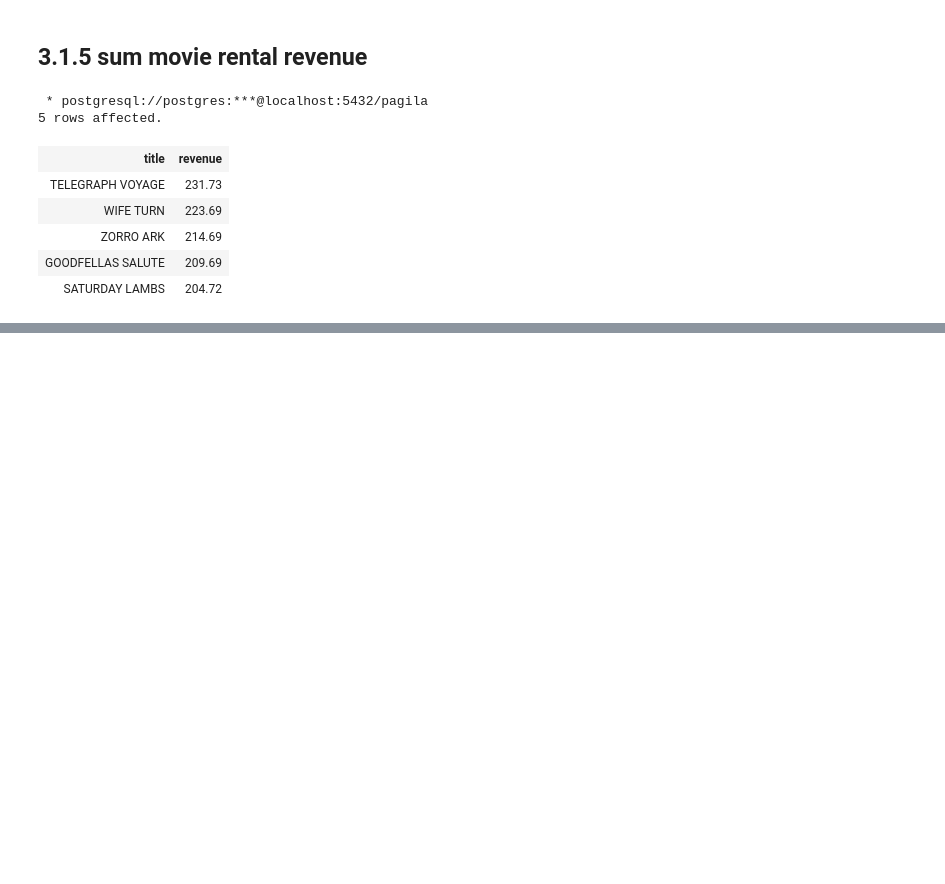
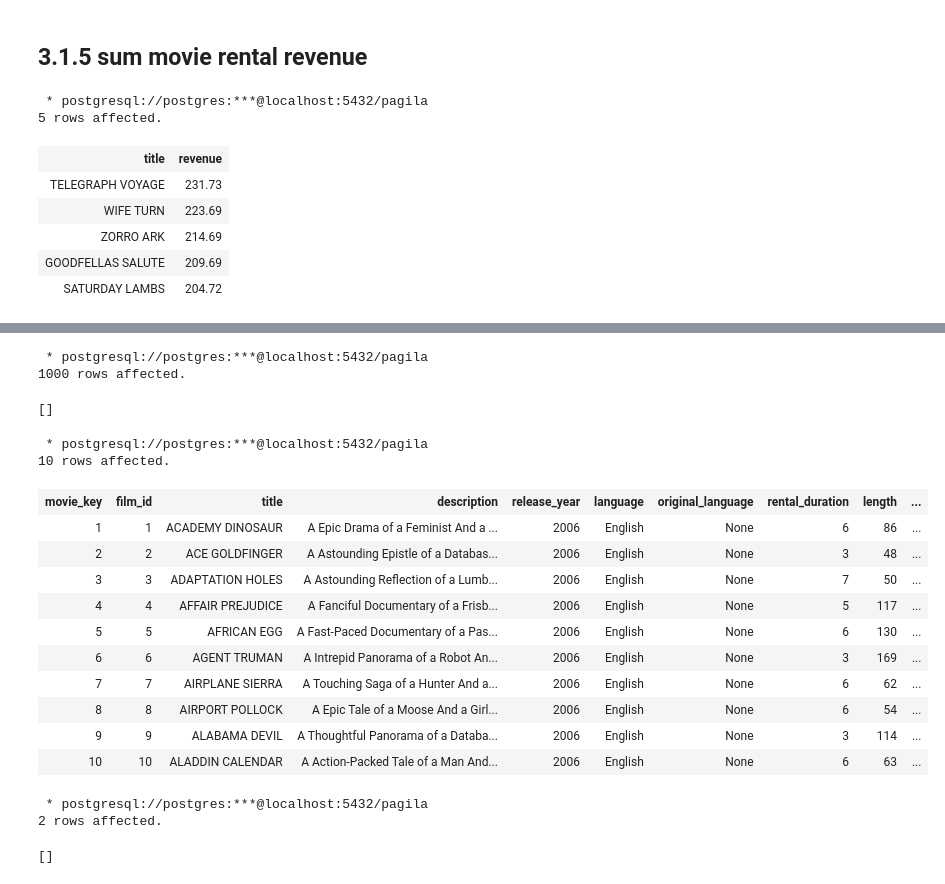
Before and after one commit to AqrabRaza/Data-Engineering, a Jupyter notebook: Lesson 4 Data Warehouse/Lesson 4 ETL Exercise 1 Step 1 & 2.ipynb, the cells around one changed output, grey strips where cells are left out. Drawn from its saved outputs; the diff is of its cells as text; code cells hidden in the pictures; blank space fills up the shorter version.

```diff
--- a/Lesson 4 Data Warehouse/Lesson 4 ETL Exercise 1 Step 1 & 2.ipynb
+++ b/Lesson 4 Data Warehouse/Lesson 4 ETL Exercise 1 Step 1 & 2.ipynb
@@ -168,0 +477,64 @@ limit 5;
+# %%
+%%sql
+INSERT into dimMovie(movie_key, film_id, title, description, release_year, language, original_language, rental_duration, length, rating, special_features)
+SELECT
+f.film_id as movie_key,
+f.film_id as film_id,
+f.title as title,
+f.description as description,
+f.release_year as release_year,
+l.name as language,
+ol.name as original_language,
+f.rental_duration as rental_duration,
+f.length as length,
+f.rating as rating,
+f.special_features as special_features
+from film f
+JOIN language l ON (l.language_id = f.language_id)
+LEFT JOIN language ol ON (f.original_language_id = ol.language_id)
+# %% [output]
+ * postgresql://postgres:***@localhost:5432/pagila
+1000 rows affected.
+[]
+# %%
+%%sql
+select * from dimMovie limit 10;
+# %% [output]
+ * postgresql://postgres:***@localhost:5432/pagila
+10 rows affected.
+| movie_key | film_id | title | description | release_year | language | original_language | rental_duration | length | ... |
+| 1 | 1 | ACADEMY DINOSAUR | A Epic Drama of a Feminist And a ... | 2006 | English | None | 6 | 86 | ... |
+| 2 | 2 | ACE GOLDFINGER | A Astounding Epistle of a Databas... | 2006 | English | None | 3 | 48 | ... |
+| 3 | 3 | ADAPTATION HOLES | A Astounding Reflection of a Lumb... | 2006 | English | None | 7 | 50 | ... |
+| 4 | 4 | AFFAIR PREJUDICE | A Fanciful Documentary of a Frisb... | 2006 | English | None | 5 | 117 | ... |
+| 5 | 5 | AFRICAN EGG | A Fast-Paced Documentary of a Pas... | 2006 | English | None | 6 | 130 | ... |
+| 6 | 6 | AGENT TRUMAN | A Intrepid Panorama of a Robot An... | 2006 | English | None | 3 | 169 | ... |
+| 7 | 7 | AIRPLANE SIERRA | A Touching Saga of a Hunter And a... | 2006 | English | None | 6 | 62 | ... |
+| 8 | 8 | AIRPORT POLLOCK | A Epic Tale of a Moose And a Girl... | 2006 | English | None | 6 | 54 | ... |
+| 9 | 9 | ALABAMA DEVIL | A Thoughtful Panorama of a Databa... | 2006 | English | None | 3 | 114 | ... |
+| 10 | 10 | ALADDIN CALENDAR | A Action-Packed Tale of a Man And... | 2006 | English | None | 6 | 63 | ... |
+# %%
+%%sql
+INSERT INTO dimStore(store_key, store_id, address, address2, district, city, country, postal_code, manager_first_name, manager_last_name, start_date, end_date)
+SELECT
+s.store_id as store_key,
+s.store_id as store_id,
+a.address as address,
+a.address2 as address2,
+a.district as district,
+ci.city as city,
+co.country as country,
+a.postal_code as postal_code,
+st.first_name as manager_first_name,
+st.last_name as manager_last_name,
+now() as start_date,
+now() as end_date
+from store s
+JOIN staff st ON (s.store_id = st.store_id)
+JOIN address a ON (a.address_id = st.address_id)
+JOIN city ci ON (ci.city_id = a.city_id)
+JOIN country co ON (co.country_id = ci.country_id)
+# %% [output]
+ * postgresql://postgres:***@localhost:5432/pagila
+2 rows affected.
+[]
```
Also changed, not shown: parts of 26 cells of this notebook, 1 other file.
